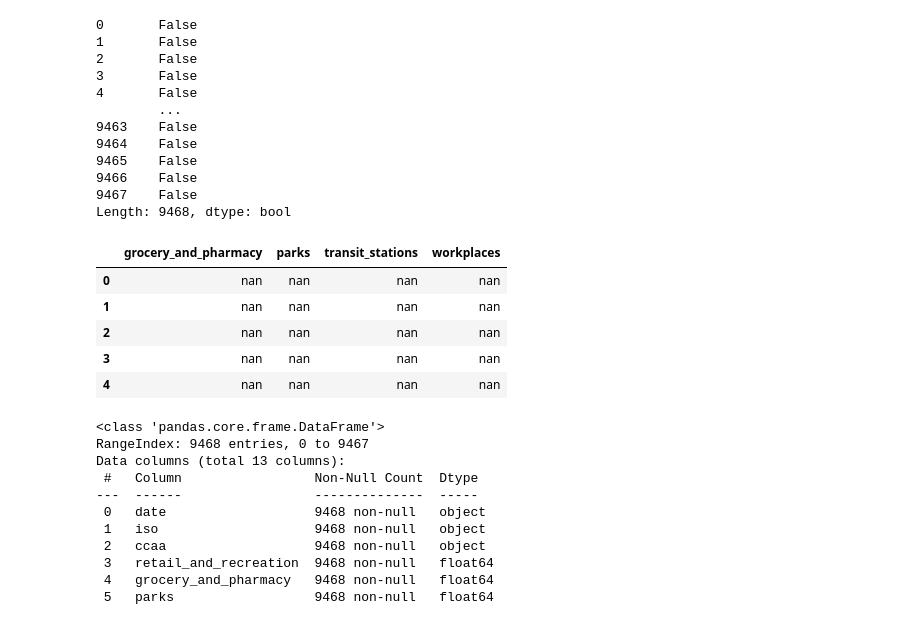
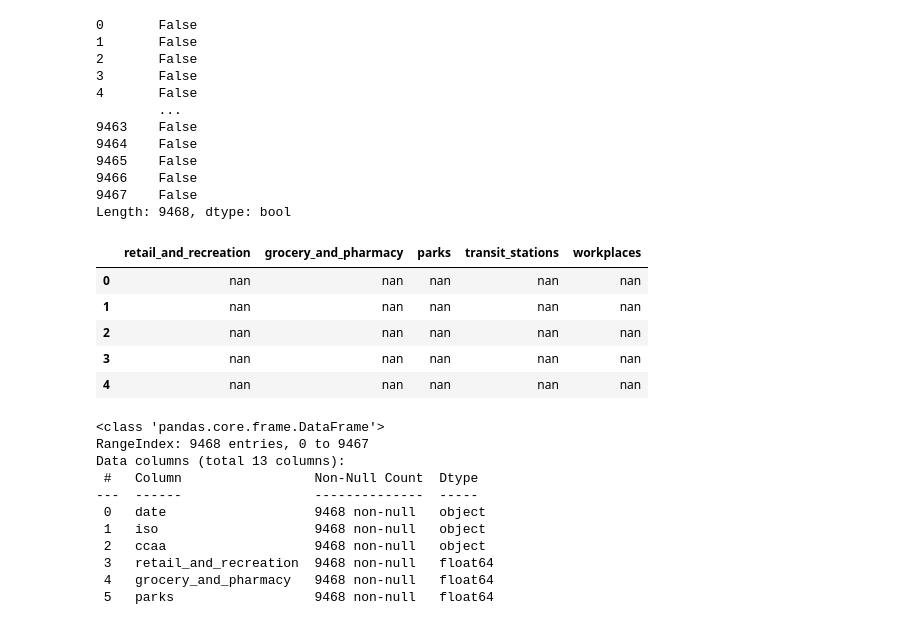
Before and after one commit to TFM-BigData-COVID19/BUILDING_DATABASE, a Jupyter notebook: TFM_Analisis_Movilidad.ipynb, the cells around one changed output. Saved outputs shown, nothing was run; the diff lists cells and outputs as text; code cells hidden in the pictures.

```diff
--- a/TFM_Analisis_Movilidad.ipynb
+++ b/TFM_Analisis_Movilidad.ipynb
@@ -755,14 +755,14 @@ df_cm.duplicated(subset=None, keep='first')
 9467    False
 Length: 9468, dtype: bool
 # %%
-df_cm.iloc[:,4:8].head(5)
+df_cm.iloc[:,3:8].head(5)
 # %% [output]
-|  | grocery_and_pharmacy | parks | transit_stations | workplaces |
-| 0 | nan | nan | nan | nan |
-| 1 | nan | nan | nan | nan |
-| 2 | nan | nan | nan | nan |
-| 3 | nan | nan | nan | nan |
-| 4 | nan | nan | nan | nan |
+|  | retail_and_recreation | grocery_and_pharmacy | parks | transit_stations | workplaces |
+| 0 | nan | nan | nan | nan | nan |
+| 1 | nan | nan | nan | nan | nan |
+| 2 | nan | nan | nan | nan | nan |
+| 3 | nan | nan | nan | nan | nan |
+| 4 | nan | nan | nan | nan | nan |
 # %%
 #df_cm1 = df_cm.copy()
 # %%
```
Also changed, not shown: parts of 3 cells of this notebook.
